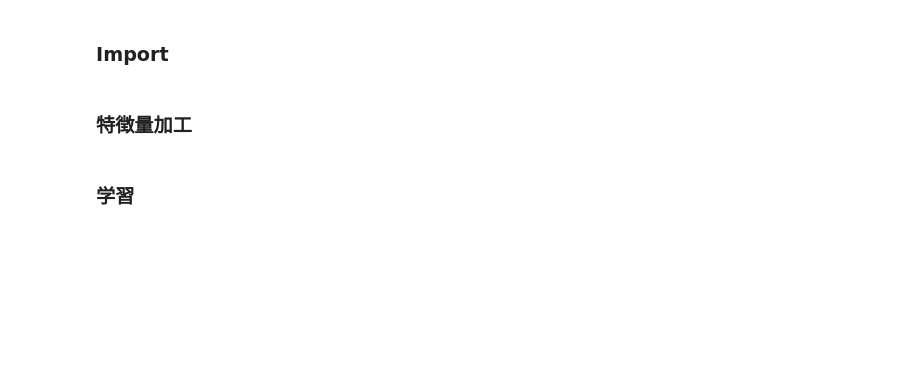
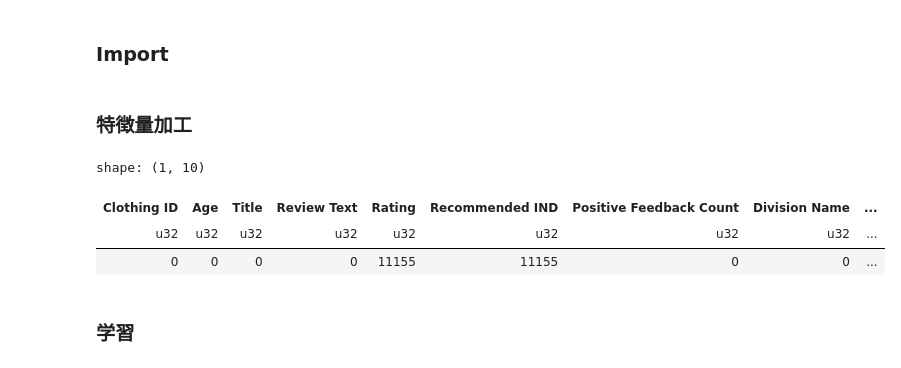
Before and after one commit to yumizu-da/atmaCup17, a Jupyter notebook: exp/001/run.ipynb, the cells around one changed output. Saved outputs shown, nothing was run; the diff lists cells and outputs as text; code cells hidden in the pictures; blank space fills up the shorter version.

```diff
--- a/exp/001/run.ipynb
+++ b/exp/001/run.ipynb
@@ -42,19 +48,24 @@ target: score
 # %% [markdown]
 ### Import
 # %%
-train_df = pd.read_csv(cfg.data.train_path)
-anime_df = pd.read_csv(cfg.data.anime_path)
-test_df = pd.read_csv(cfg.data.test_path)
+train_df = pl.read_csv(cfg.data.train_path, try_parse_dates=True)
+cloth_df = pl.read_csv(cfg.data.cloth_path, try_parse_dates=True)
+test_df = pl.read_csv(cfg.data.test_path, try_parse_dates=True)
 
-train_df = train_df.merge(anime_df, how="left", on="anime_id")
-test_df = test_df.merge(anime_df, how="left", on="anime_id")
-all_df = pd.concat([train_df, test_df])
+train_df = train_df.join(cloth_df, on="Clothing ID", how="left")
+test_df = test_df.join(cloth_df, on="Clothing ID", how="left")
+all_df = pl.concat([train_df, test_df], how="diagonal")
 
-features = [col for col in train_df.columns if col != cfg.target]
-num_features = train_df[features].select_dtypes(exclude="object").columns.tolist()
-cat_features = train_df[features].select_dtypes(include="object").columns.tolist()
-
-kf = GroupKFoldWithSeed(n_splits=cfg.n_splits, shuffle=True, random_state=cfg.seed)
-groups = train_df["user_id"]
+kf = StratifiedKFold(n_splits=cfg.n_splits, shuffle=True, random_state=cfg.seed)
 # %% [markdown]
 ### 特徴量加工
+# %%
+for col in ["Title", 'Review Text']:
+    all_df = all_df.with_columns(pl.col(col).fill_null(pl.lit("unknown")))
+
+display(all_df.null_count())
+# %% [output]
+shape: (1, 10)
+| Clothing ID | Age | Title | Review Text | Rating | Recommended IND | Positive Feedback Count | Division Name | ... |
+| u32 | u32 | u32 | u32 | u32 | u32 | u32 | u32 | ... |
+| 0 | 0 | 0 | 0 | 11155 | 11155 | 0 | 0 | ... |
```
Also changed, not shown: parts of 10 cells of this notebook, 3 other files.
